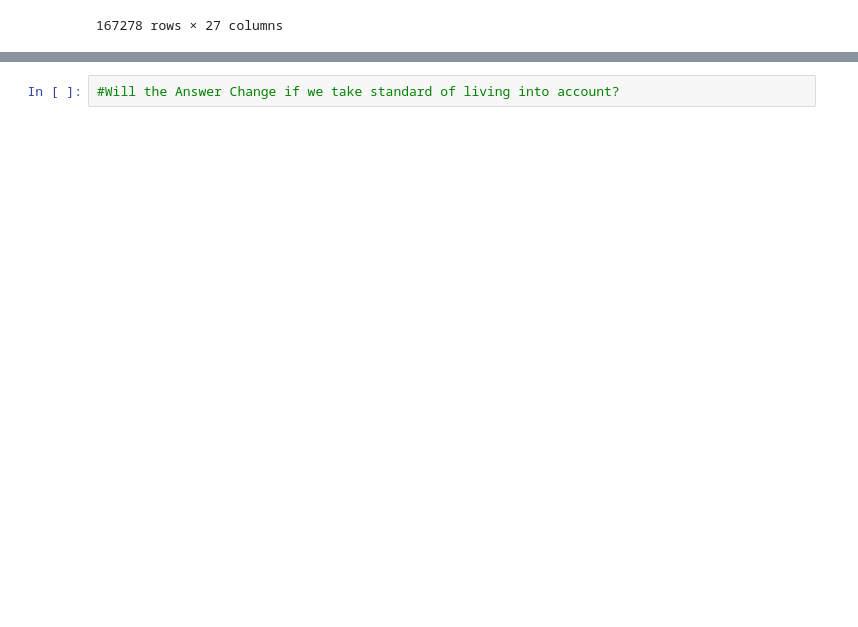
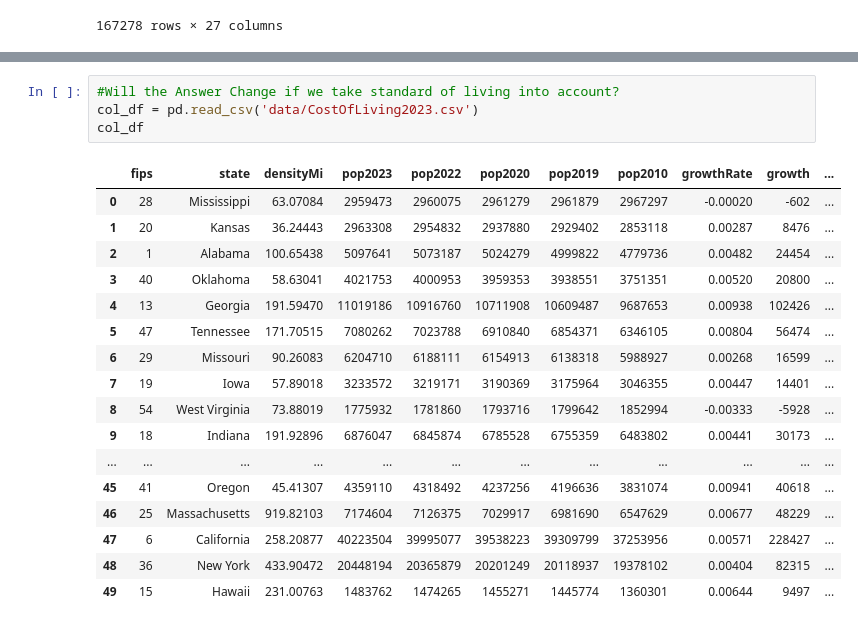
Before and after one commit to asphodelian/We-R-Finished, a Jupyter notebook: russellfolder/Salary-Analysis.ipynb, the cells around one changed output, grey strips where cells are left out. Cells and saved outputs as stored; diff of their text form; blank space fills up the shorter version.

Commit message:
added cost of living

```diff
--- a/russellfolder/Salary-Analysis.ipynb
+++ b/russellfolder/Salary-Analysis.ipynb
@@ -92,2 +139,22 @@ Name: PAID_WAGE_PER_YEAR, dtype: float64
 # %%
 #Will the Answer Change if we take standard of living into account?
+col_df = pd.read_csv('data/CostOfLiving2023.csv')
+col_df
+# %% [output]
+|  | fips | state | densityMi | pop2023 | pop2022 | pop2020 | pop2019 | pop2010 | growthRate | growth | ... |
+| 0 | 28 | Mississippi | 63.07084 | 2959473 | 2960075 | 2961279 | 2961879 | 2967297 | -0.00020 | -602 | ... |
+| 1 | 20 | Kansas | 36.24443 | 2963308 | 2954832 | 2937880 | 2929402 | 2853118 | 0.00287 | 8476 | ... |
+| 2 | 1 | Alabama | 100.65438 | 5097641 | 5073187 | 5024279 | 4999822 | 4779736 | 0.00482 | 24454 | ... |
+| 3 | 40 | Oklahoma | 58.63041 | 4021753 | 4000953 | 3959353 | 3938551 | 3751351 | 0.00520 | 20800 | ... |
+| 4 | 13 | Georgia | 191.59470 | 11019186 | 10916760 | 10711908 | 10609487 | 9687653 | 0.00938 | 102426 | ... |
+| 5 | 47 | Tennessee | 171.70515 | 7080262 | 7023788 | 6910840 | 6854371 | 6346105 | 0.00804 | 56474 | ... |
+| 6 | 29 | Missouri | 90.26083 | 6204710 | 6188111 | 6154913 | 6138318 | 5988927 | 0.00268 | 16599 | ... |
+| 7 | 19 | Iowa | 57.89018 | 3233572 | 3219171 | 3190369 | 3175964 | 3046355 | 0.00447 | 14401 | ... |
+| 8 | 54 | West Virginia | 73.88019 | 1775932 | 1781860 | 1793716 | 1799642 | 1852994 | -0.00333 | -5928 | ... |
+| 9 | 18 | Indiana | 191.92896 | 6876047 | 6845874 | 6785528 | 6755359 | 6483802 | 0.00441 | 30173 | ... |
+| ... | ... | ... | ... | ... | ... | ... | ... | ... | ... | ... | ... |
+| 45 | 41 | Oregon | 45.41307 | 4359110 | 4318492 | 4237256 | 4196636 | 3831074 | 0.00941 | 40618 | ... |
+| 46 | 25 | Massachusetts | 919.82103 | 7174604 | 7126375 | 7029917 | 6981690 | 6547629 | 0.00677 | 48229 | ... |
+| 47 | 6 | California | 258.20877 | 40223504 | 39995077 | 39538223 | 39309799 | 37253956 | 0.00571 | 228427 | ... |
+| 48 | 36 | New York | 433.90472 | 20448194 | 20365879 | 20201249 | 20118937 | 19378102 | 0.00404 | 82315 | ... |
+| 49 | 15 | Hawaii | 231.00763 | 1483762 | 1474265 | 1455271 | 1445774 | 1360301 | 0.00644 | 9497 | ... |
```
Also changed, not shown: parts of 10 cells of this notebook, 1 other file.
